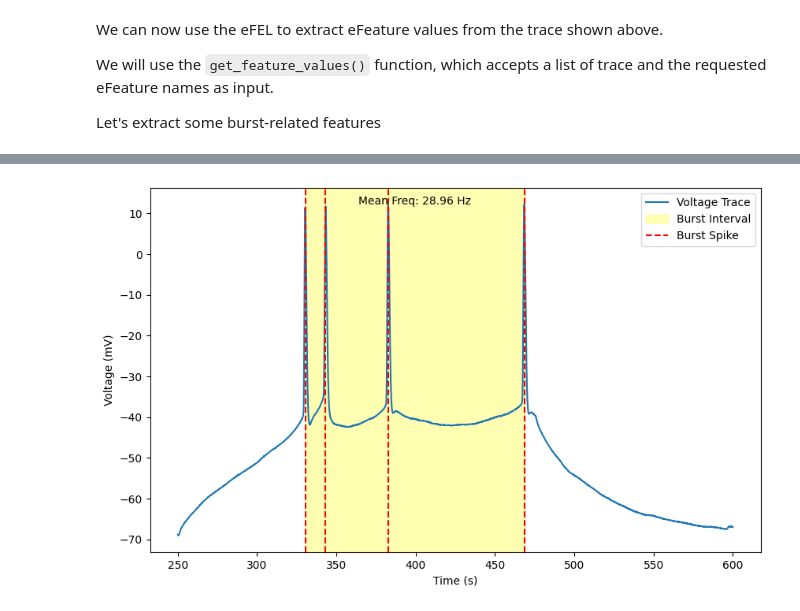
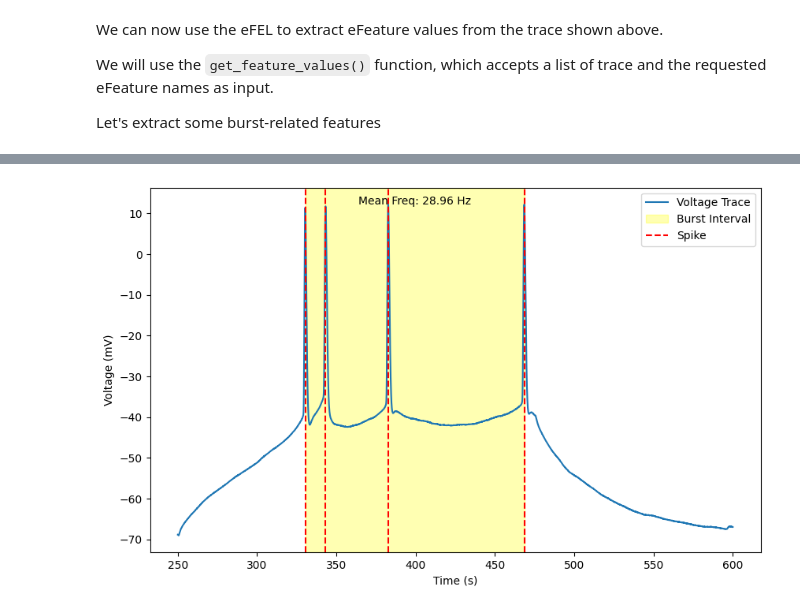
Before and after one commit to BlueBrain/eFEL, a Jupyter notebook: examples/neo/load_nwb.ipynb, the cells around one changed output, grey strips where cells are left out. Drawn from its saved outputs; the diff is of its cells as text; code cells hidden in the pictures.

Commit message:
update label

```diff
--- a/examples/neo/load_nwb.ipynb
+++ b/examples/neo/load_nwb.ipynb
@@ -65,31 +65,31 @@ feature_values
 # %%
 burst_begin_indices = feature_values['burst_begin_indices'][0]
 burst_end_indices = feature_values['burst_end_indices'][0]
 peak_times = feature_values['peak_time']
 ap_heights = feature_values['AP_height']
 burst_mean_freq = feature_values['strict_burst_mean_freq']
 
 time_spike_indices = numpy.where((time > stim_start) & (time < stim_end))
 time_spike = time[time_spike_indices]
 voltage_spike = voltage[time_spike_indices]
 
 plt.figure(figsize=(10, 6))
 plt.plot(time_spike, voltage_spike, label='Voltage Trace')
 
 burst_start = peak_times[burst_begin_indices]
 burst_end = peak_times[burst_end_indices]
 mean_frequency = burst_mean_freq[0]
 
 plt.axvspan(burst_start, burst_end, color='yellow', alpha=0.3, label='Burst Interval')
 
 for spike_time in peak_times[burst_begin_indices:burst_end_indices+1]:
-    plt.axvline(x=spike_time, color='red', linestyle='--', label='Burst Spike' if 'Burst Spike' not in plt.gca().get_legend_handles_labels()[1] else "")
+    plt.axvline(x=spike_time, color='red', linestyle='--', label='Spike' if 'Spike' not in plt.gca().get_legend_handles_labels()[1] else "")
 
 plt.text((burst_start + burst_end) / 2, max(voltage_spike), f'Mean Freq: {mean_frequency:.2f} Hz', horizontalalignment='center', color='black')
 
 plt.legend()
 plt.xlabel('Time (s)')
 plt.ylabel('Voltage (mV)')
 plt.show()
 # %% [output]
-[figure, old version]
+[figure, new version]
```
